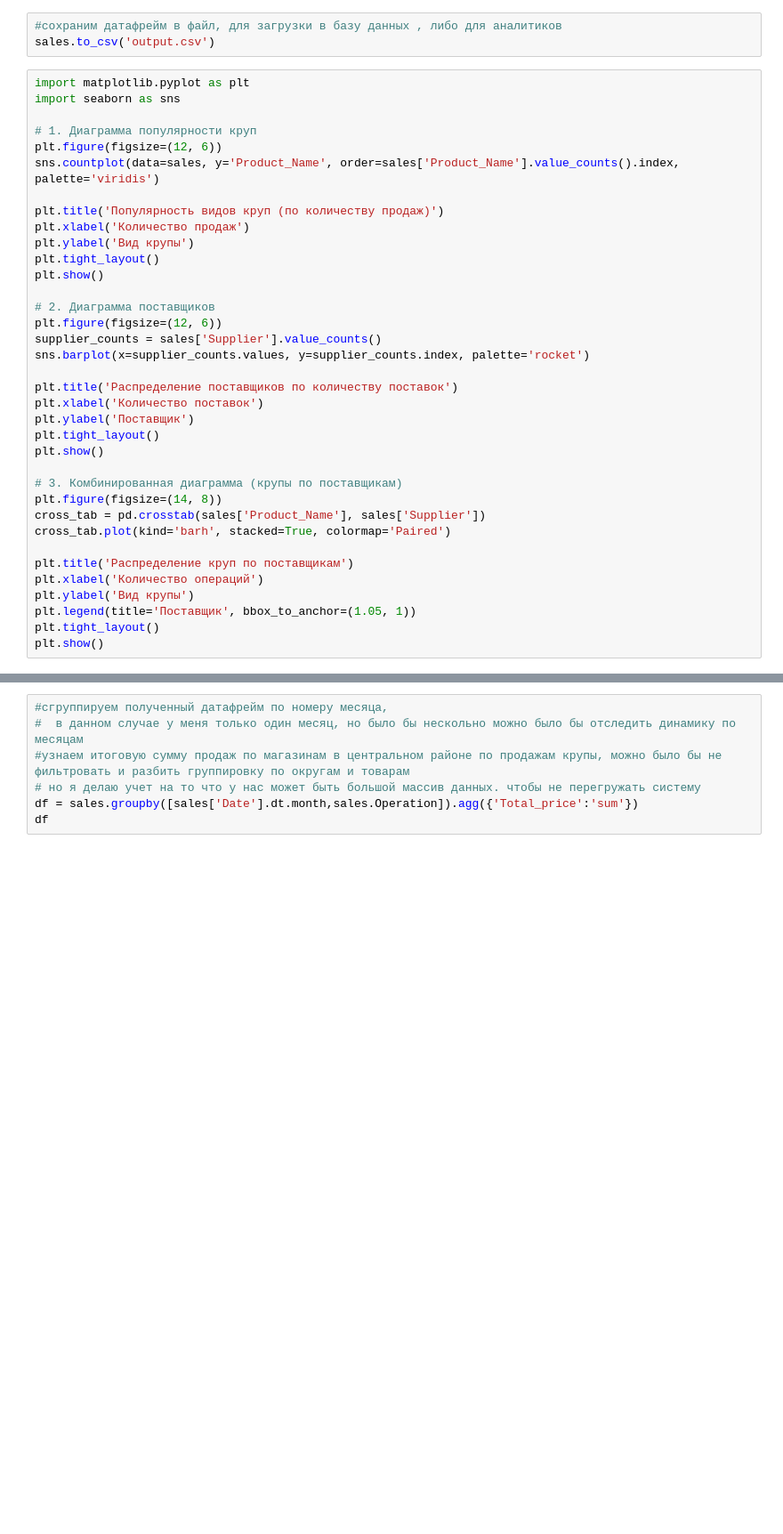
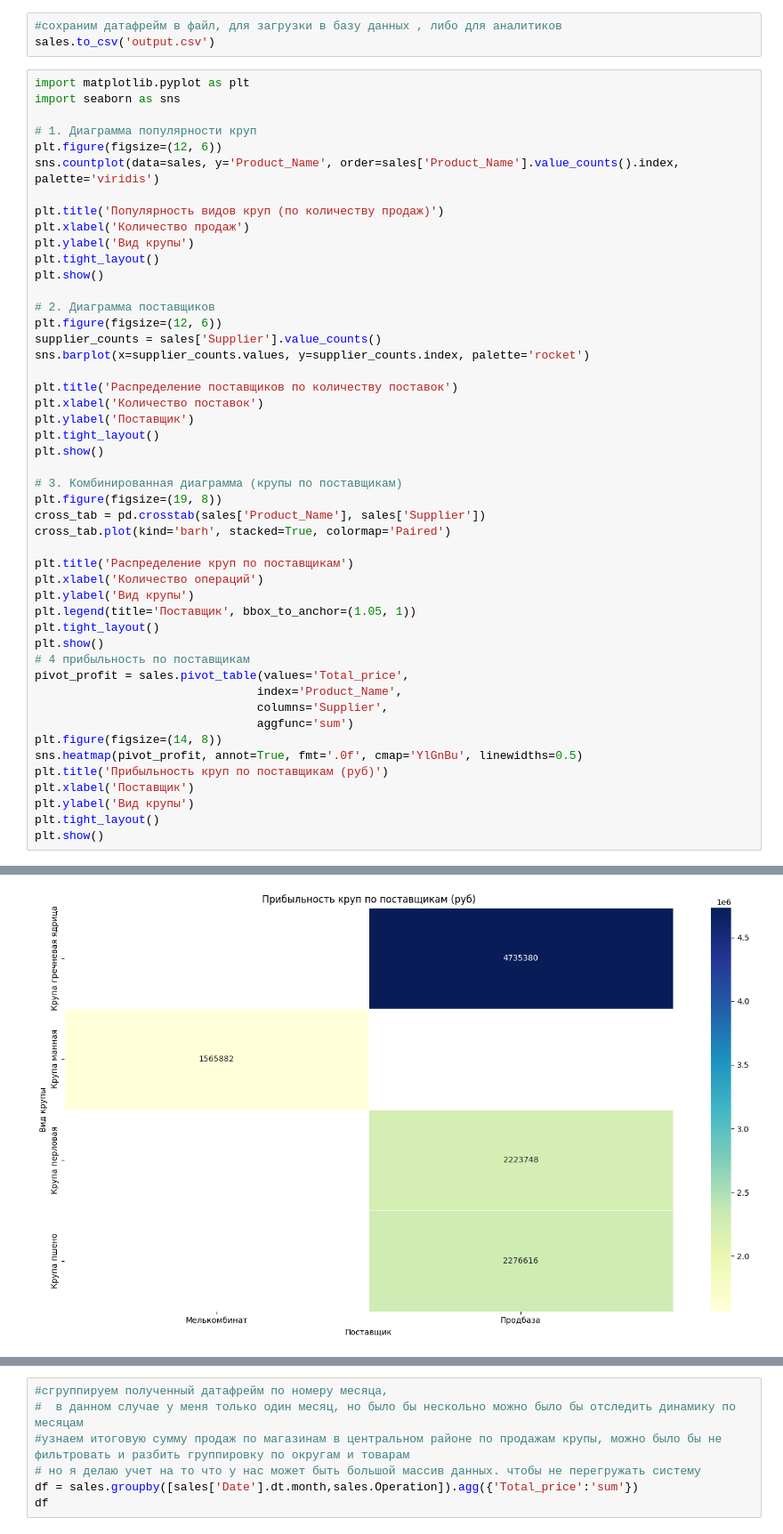
Before and after one commit to ted-d/excel_pandas, a Jupyter notebook: pandas/excel_pr.ipynb, the cells around one changed output, grey strips where cells are left out. Shown at 89% size. Saved outputs shown, nothing was run; the diff lists cells and outputs as text; blank space fills up the shorter version.

```diff
--- a/pandas/excel_pr.ipynb
+++ b/pandas/excel_pr.ipynb
@@ -117,7 +117,7 @@ plt.tight_layout()
 plt.show()
 
 # 3. Комбинированная диаграмма (крупы по поставщикам)
-plt.figure(figsize=(14, 8))
+plt.figure(figsize=(19, 8))
 cross_tab = pd.crosstab(sales['Product_Name'], sales['Supplier'])
 cross_tab.plot(kind='barh', stacked=True, colormap='Paired')
 
@@ -127,6 +127,18 @@ plt.ylabel('Вид крупы')
 plt.legend(title='Поставщик', bbox_to_anchor=(1.05, 1))
 plt.tight_layout()
 plt.show()
+# 4 прибыльность по поставщикам
+pivot_profit = sales.pivot_table(values='Total_price',
+                                index='Product_Name',
+                                columns='Supplier',
+                                aggfunc='sum')
+plt.figure(figsize=(14, 8))
+sns.heatmap(pivot_profit, annot=True, fmt='.0f', cmap='YlGnBu', linewidths=0.5)
+plt.title('Прибыльность круп по поставщикам (руб)')
+plt.xlabel('Поставщик')
+plt.ylabel('Вид крупы')
+plt.tight_layout()
+plt.show()
 # %% [output]
 Passing `palette` without assigning `hue` is deprecated and will be removed in v0.14.0. Assign the `y` variable to `hue` and set `legend=False` for the same effect.
 
@@ -140,4 +152,5 @@ Passing `palette` without assigning `hue` is deprecated and will be removed in v
 [figure]
+[figure, added]
 # %% [markdown]
 ## Пояснения:
 
```
Also changed, not shown: parts of 2 cells of this notebook.
